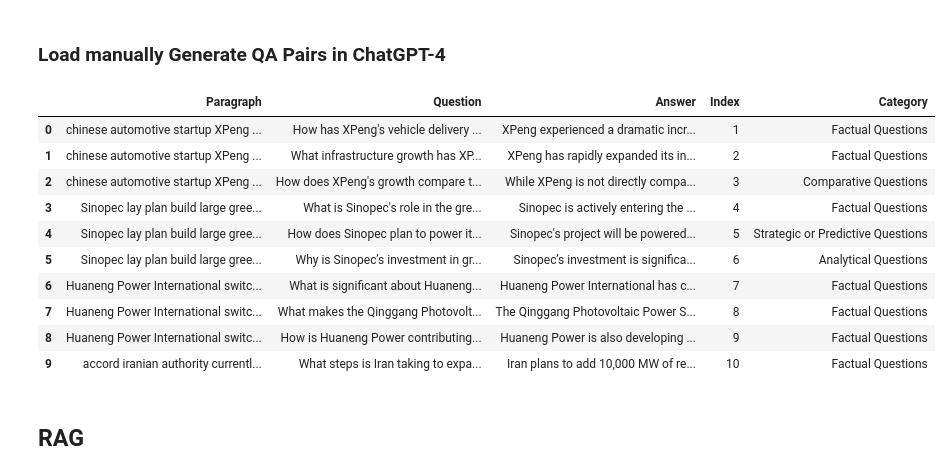
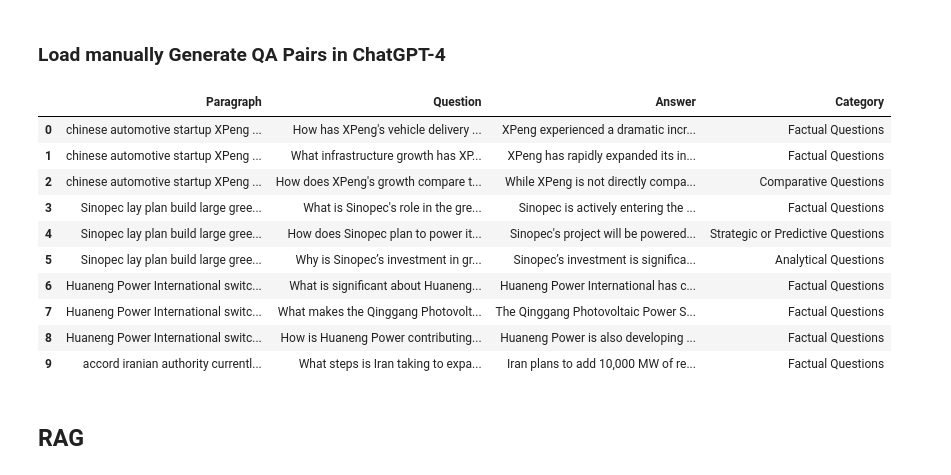
Before and after one commit to lucarenz1997/NLP, a Jupyter notebook: Stage_3_1.ipynb, the cells around one changed output. Saved outputs shown, nothing was run; the diff lists cells and outputs as text; code cells hidden in the pictures.

```diff
--- a/Stage_3_1.ipynb
+++ b/Stage_3_1.ipynb
@@ -141,19 +141,20 @@ prepdata_patent.head(5)
 # %%
 #Load manually Generate QA Pairs in ChatGPT-4
 evaluation_data= pd.read_csv("/content/drive/MyDrive/CLT/data/Stage_3/Classified_QA_Pairs_cat.csv")
+evaluation_data = evaluation_data.drop('Index', axis=1)
 evaluation_data.head(10)
 # %% [output]
-|  | Paragraph | Question | Answer | Index | Category |
-| 0 | chinese automotive startup XPeng ... | How has XPeng's vehicle delivery ... | XPeng experienced a dramatic incr... | 1 | Factual Questions |
-| 1 | chinese automotive startup XPeng ... | What infrastructure growth has XP... | XPeng has rapidly expanded its in... | 2 | Factual Questions |
-| 2 | chinese automotive startup XPeng ... | How does XPeng's growth compare t... | While XPeng is not directly compa... | 3 | Comparative Questions |
-| 3 | Sinopec lay plan build large gree... | What is Sinopec's role in the gre... | Sinopec is actively entering the ... | 4 | Factual Questions |
-| 4 | Sinopec lay plan build large gree... | How does Sinopec plan to power it... | Sinopec's project will be powered... | 5 | Strategic or Predictive Questions |
-| 5 | Sinopec lay plan build large gree... | Why is Sinopec’s investment in gr... | Sinopec’s investment is significa... | 6 | Analytical Questions |
-| 6 | Huaneng Power International switc... | What is significant about Huaneng... | Huaneng Power International has c... | 7 | Factual Questions |
-| 7 | Huaneng Power International switc... | What makes the Qinggang Photovolt... | The Qinggang Photovoltaic Power S... | 8 | Factual Questions |
-| 8 | Huaneng Power International switc... | How is Huaneng Power contributing... | Huaneng Power is also developing ... | 9 | Factual Questions |
-| 9 | accord iranian authority currentl... | What steps is Iran taking to expa... | Iran plans to add 10,000 MW of re... | 10 | Factual Questions |
+|  | Paragraph | Question | Answer | Category |
+| 0 | chinese automotive startup XPeng ... | How has XPeng's vehicle delivery ... | XPeng experienced a dramatic incr... | Factual Questions |
+| 1 | chinese automotive startup XPeng ... | What infrastructure growth has XP... | XPeng has rapidly expanded its in... | Factual Questions |
+| 2 | chinese automotive startup XPeng ... | How does XPeng's growth compare t... | While XPeng is not directly compa... | Comparative Questions |
+| 3 | Sinopec lay plan build large gree... | What is Sinopec's role in the gre... | Sinopec is actively entering the ... | Factual Questions |
+| 4 | Sinopec lay plan build large gree... | How does Sinopec plan to power it... | Sinopec's project will be powered... | Strategic or Predictive Questions |
+| 5 | Sinopec lay plan build large gree... | Why is Sinopec’s investment in gr... | Sinopec’s investment is significa... | Analytical Questions |
+| 6 | Huaneng Power International switc... | What is significant about Huaneng... | Huaneng Power International has c... | Factual Questions |
+| 7 | Huaneng Power International switc... | What makes the Qinggang Photovolt... | The Qinggang Photovoltaic Power S... | Factual Questions |
+| 8 | Huaneng Power International switc... | How is Huaneng Power contributing... | Huaneng Power is also developing ... | Factual Questions |
+| 9 | accord iranian authority currentl... | What steps is Iran taking to expa... | Iran plans to add 10,000 MW of re... | Factual Questions |
 # %% [markdown]
 ## RAG
 # %% [markdown]
```
Also changed, not shown: parts of 7 cells of this notebook.
